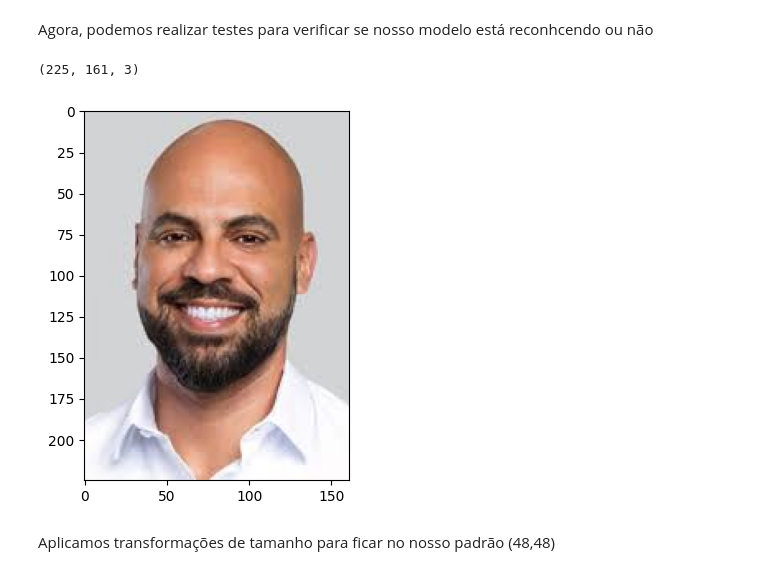
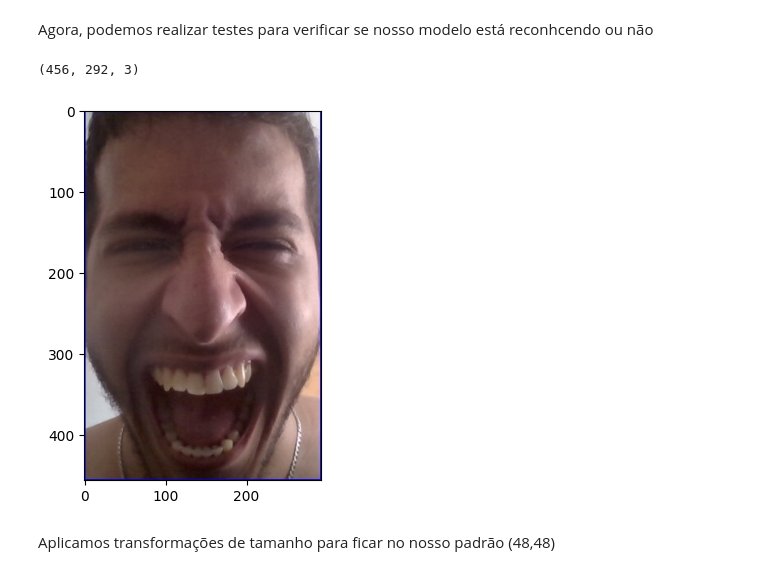
Before and after one commit to gabrielmaiaaa/PhobiaScan, a Jupyter notebook: notebook/CNN_Image.ipynb, the cells around one changed output. Saved outputs shown, nothing was run; the diff lists cells and outputs as text; code cells hidden in the pictures.

```diff
--- a/notebook/CNN_Image.ipynb
+++ b/notebook/CNN_Image.ipynb
@@ -289,12 +244,13 @@ model = load_model("modelo_emocoes.keras")
 Agora, podemos realizar testes para verificar se nosso modelo está reconhcendo ou não
 # %%
 import matplotlib.pyplot as plt
-my_image = plt.imread("../data/test/tes.jfif")
+# my_image = plt.imread("../data/FER2013Cleaned/test/fear/fer0000450.png")
+my_image = plt.imread("../data/gab/Color/gab.153.jpg")
 plt.imshow(my_image)
 my_image.shape
 # %% [output]
-(225, 161, 3)
+(456, 292, 3)
-[figure, old version]
+[figure, new version]
 # %% [markdown]
 Aplicamos transformações de tamanho para ficar no nosso padrão (48,48)
 # %%
```
Also changed, not shown: parts of 16 cells of this notebook, 2 other files.
